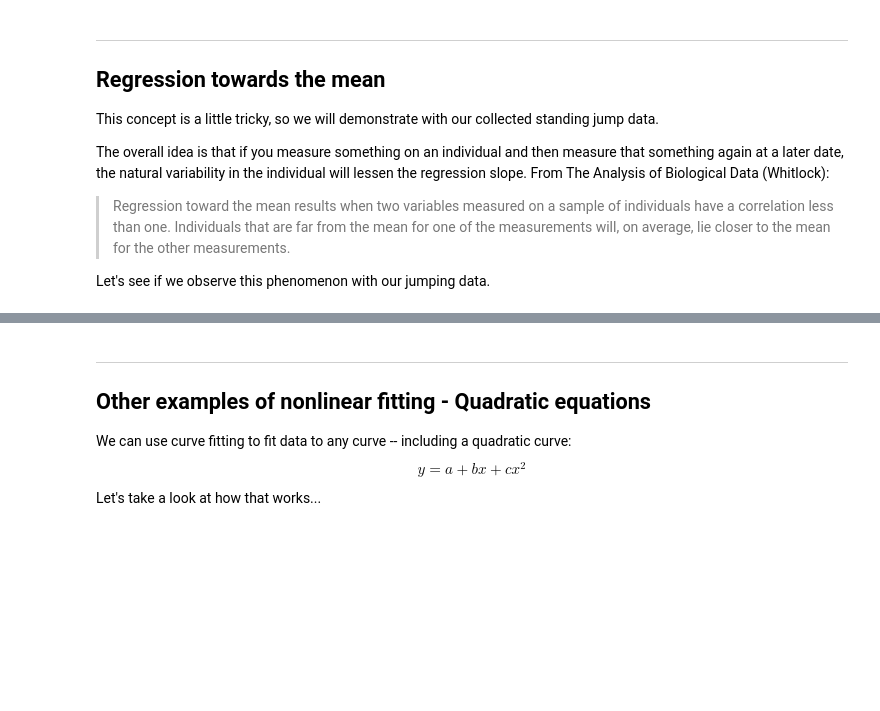
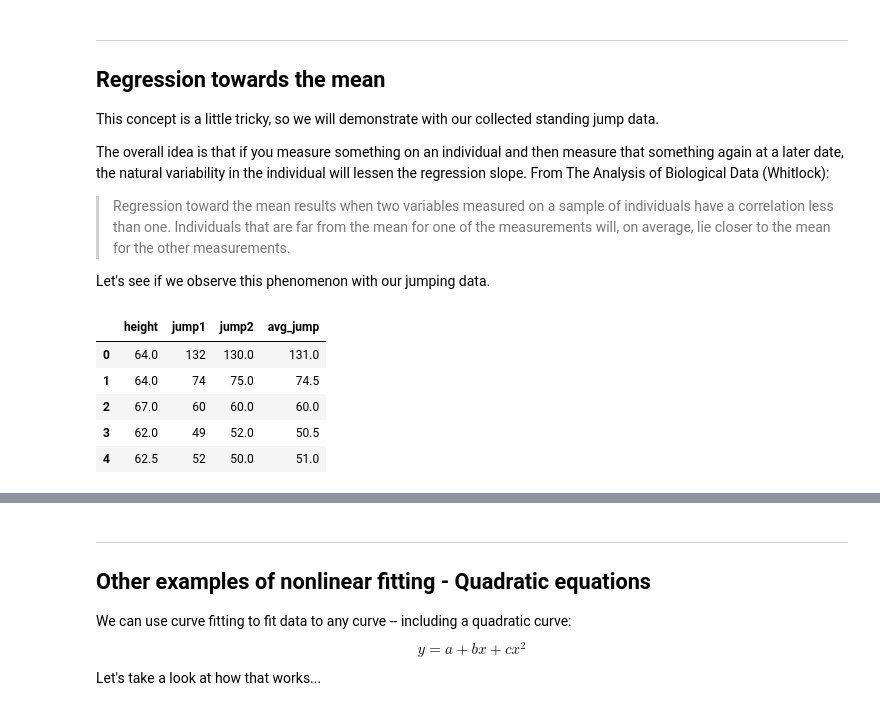
Before and after one commit to asizemore/data_science_seminar_upenn20, a Jupyter notebook: Linear_regression_part2_07162020.ipynb, the cells around one changed output, grey strips where cells are left out. Saved outputs shown, nothing was run; the diff lists cells and outputs as text; code cells hidden in the pictures; blank space fills up the shorter version.

```diff
--- a/Linear_regression_part2_07162020.ipynb
+++ b/Linear_regression_part2_07162020.ipynb
@@ -329,6 +331,27 @@ The overall idea is that if you measure something on an individual and then meas
 > Regression toward the mean results when two variables measured on a sample of individuals have a correlation less than one. Individuals that are far from the mean for one of the measurements will, on average, lie closer to the mean for the other measurements.
 
 Let's see if we observe this phenomenon with our jumping data.
+# %%
+## Data
+
+heights = np.array([64, 64, 67, 62, 62.5, 68, 73, 73, 63, 64, 69, 64, 60])
+
+jump1 = np.array([132, 74, 60, 49, 52, 46, 40, 90, 71, 73, 67, 30, 41])
+
+jump2 = np.array([130, 75, 60, 52, 50, 40.5, 43, 87, 68, 76, 65, 26, 50])
+
+avg_jump = np.mean([jump1, jump2], axis=0)
+
+# Let's put the data into a pandas dataframe to match what we did before
+jump_df = pd.DataFrame({"height": heights, "jump1": jump1, "jump2": jump2, "avg_jump": avg_jump})
+jump_df.head()
+# %% [output]
+|  | height | jump1 | jump2 | avg_jump |
+| 0 | 64.0 | 132 | 130.0 | 131.0 |
+| 1 | 64.0 | 74 | 75.0 | 74.5 |
+| 2 | 67.0 | 60 | 60.0 | 60.0 |
+| 3 | 62.0 | 49 | 52.0 | 50.5 |
+| 4 | 62.5 | 52 | 50.0 | 51.0 |
 # %%
 # Scatter the first jump results against the second jump
 
```
Also changed, not shown: parts of 21 cells of this notebook, 5 other files.
